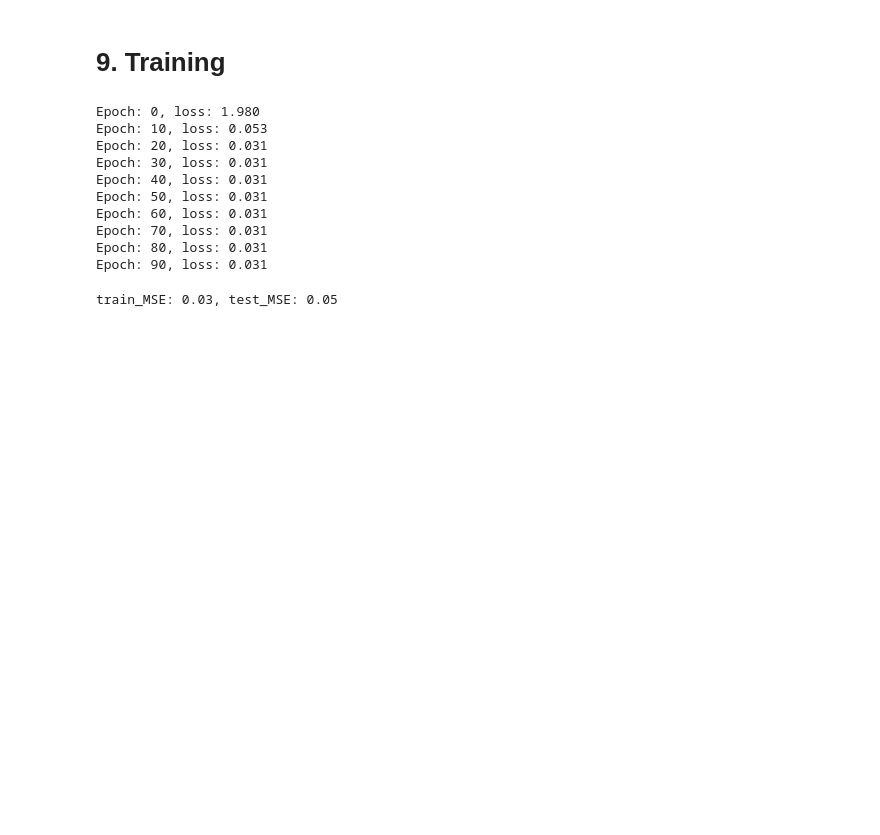
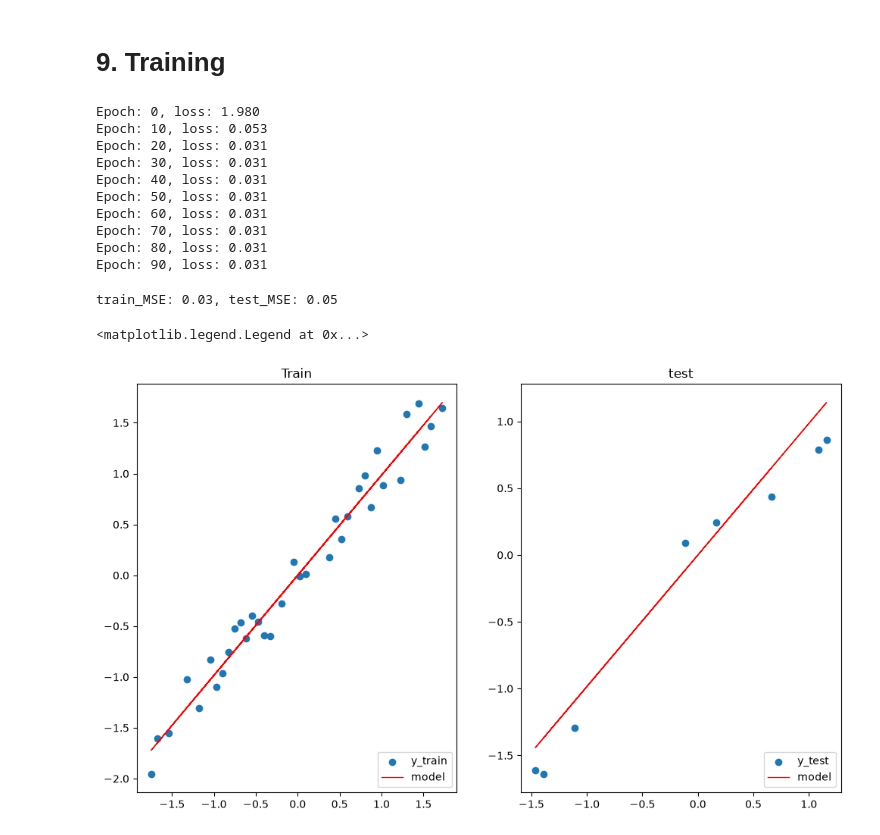
Before and after one commit to chadiboudaher/ml-dl-pytorch, a Jupyter notebook: notebooks/01_linear_regression.ipynb, the cells around one changed output. Saved outputs shown, nothing was run; the diff lists cells and outputs as text; code cells hidden in the pictures; blank space fills up the shorter version.

Commit message:
Plot train and test prediction function

```diff
--- a/notebooks/01_linear_regression.ipynb
+++ b/notebooks/01_linear_regression.ipynb
@@ -206,3 +206,23 @@ test_mse = np.mean((y_test - pred_test) ** 2)
 print (f"train_MSE: {train_mse:.2f}, test_MSE: {test_mse:.2f}")
 # %% [output]
 train_MSE: 0.03, test_MSE: 0.05
+# %%
+plt.figure(figsize=(12, 7))
+
+# Plot train data
+plt.subplot(1, 2, 1)
+plt.title("Train")
+plt.scatter(X_train, y_train, label="y_train")
+plt.plot(X_train, pred_train, color="red", linewidth=1, linestyle="-", label="model")
+plt.legend(loc="lower right")
+
+
+# Plot test data
+plt.subplot(1, 2, 2)
+plt.title("test")
+plt.scatter(X_test, y_test, label="y_test")
+plt.plot(X_test, pred_test, color="red", linewidth=1, linestyle="-", label="model")
+plt.legend(loc="lower right")
+# %% [output]
+<matplotlib.legend.Legend at 0x...>
+[figure, added]
```
